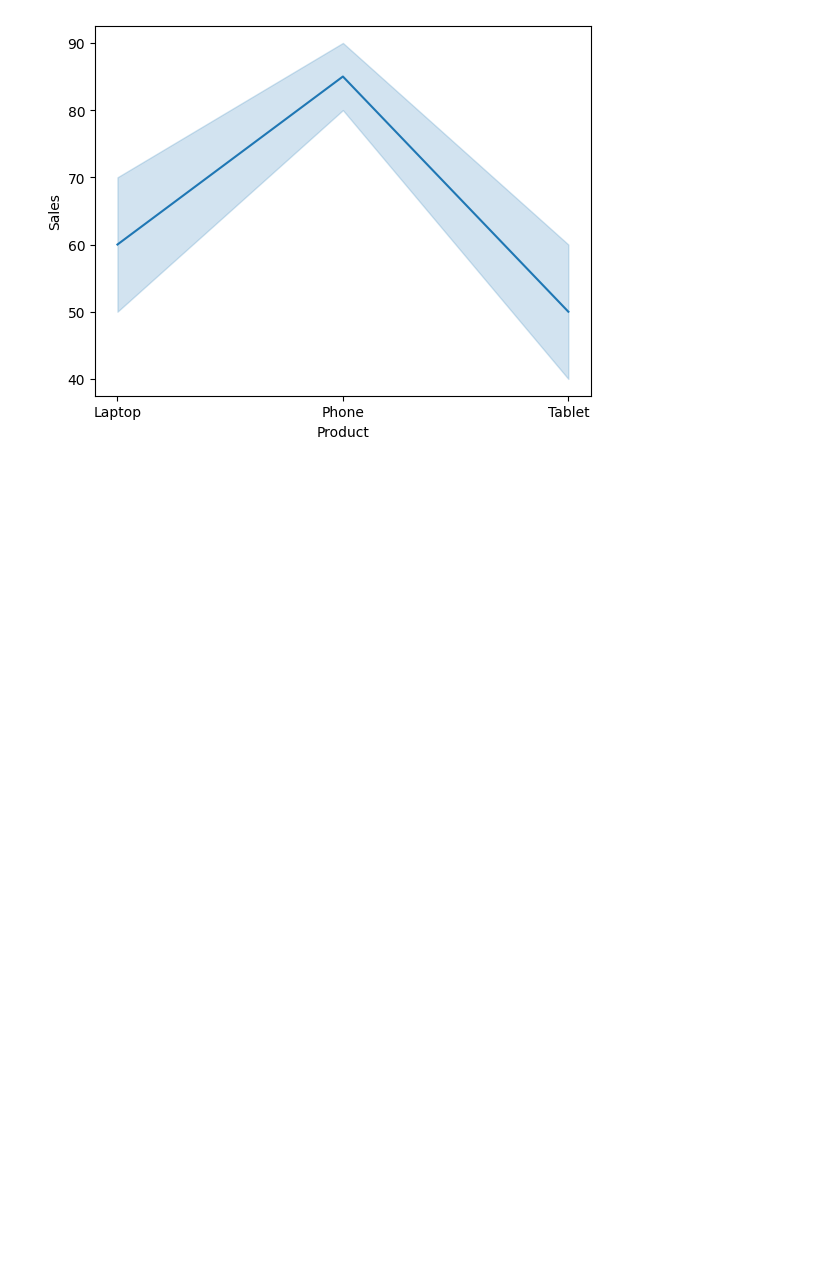
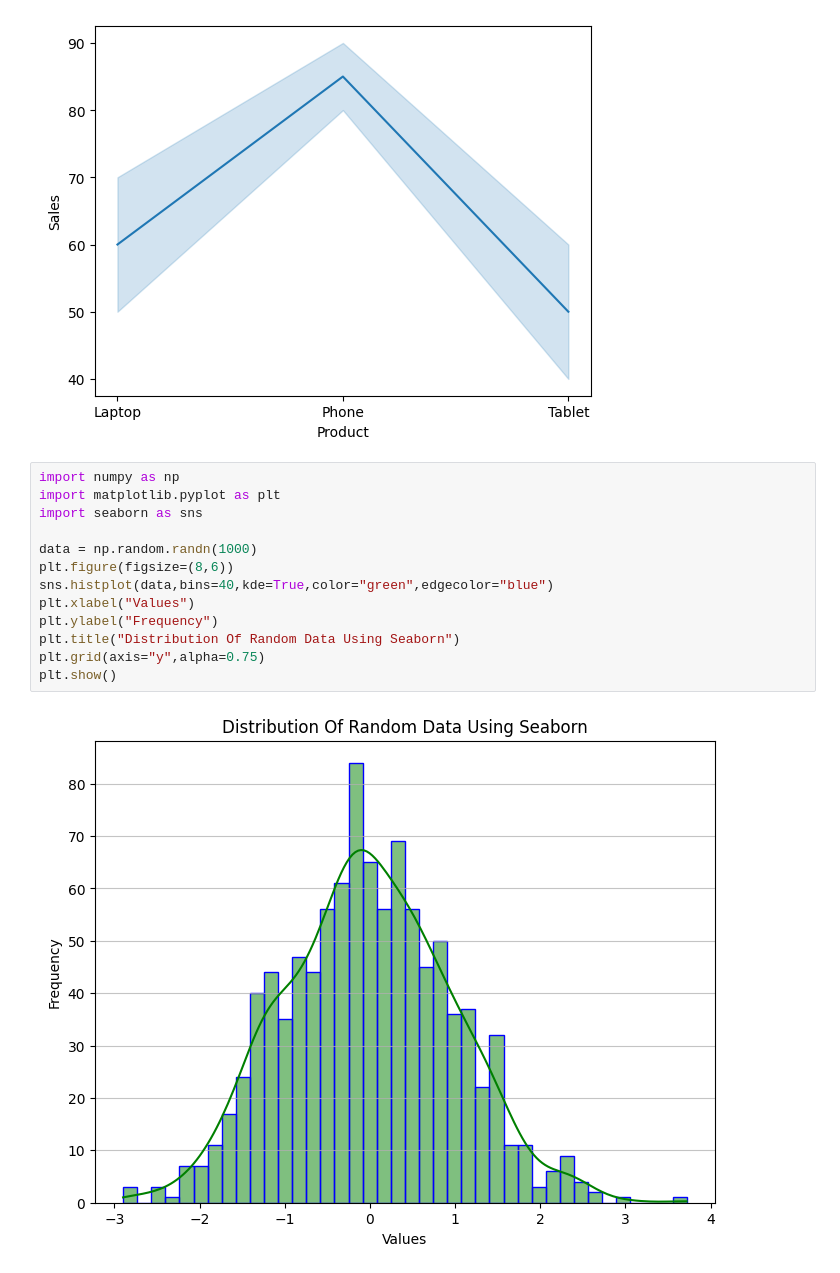
Before and after one commit to SreenandhanaKM/PANDAS, a Jupyter notebook: Seaborn.ipynb, the cells around one changed output. Drawn from its saved outputs; the diff is of its cells as text; blank space fills up the shorter version.

```diff
--- a/Seaborn.ipynb
+++ b/Seaborn.ipynb
@@ -59,3 +59,18 @@ sns.lineplot(x="Product",y="Sales",data=data) # show trends or changes in data u
 plt.show()
 # %% [output]
 [figure]
+# %%
+import numpy as np
+import matplotlib.pyplot as plt
+import seaborn as sns
+
+data = np.random.randn(1000)
+plt.figure(figsize=(8,6))
+sns.histplot(data,bins=40,kde=True,color="green",edgecolor="blue")
+plt.xlabel("Values")
+plt.ylabel("Frequency")
+plt.title("Distribution Of Random Data Using Seaborn")
+plt.grid(axis="y",alpha=0.75)
+plt.show()
+# %% [output]
+[figure, added]
```
Also changed, not shown: parts of 3 cells of this notebook.
